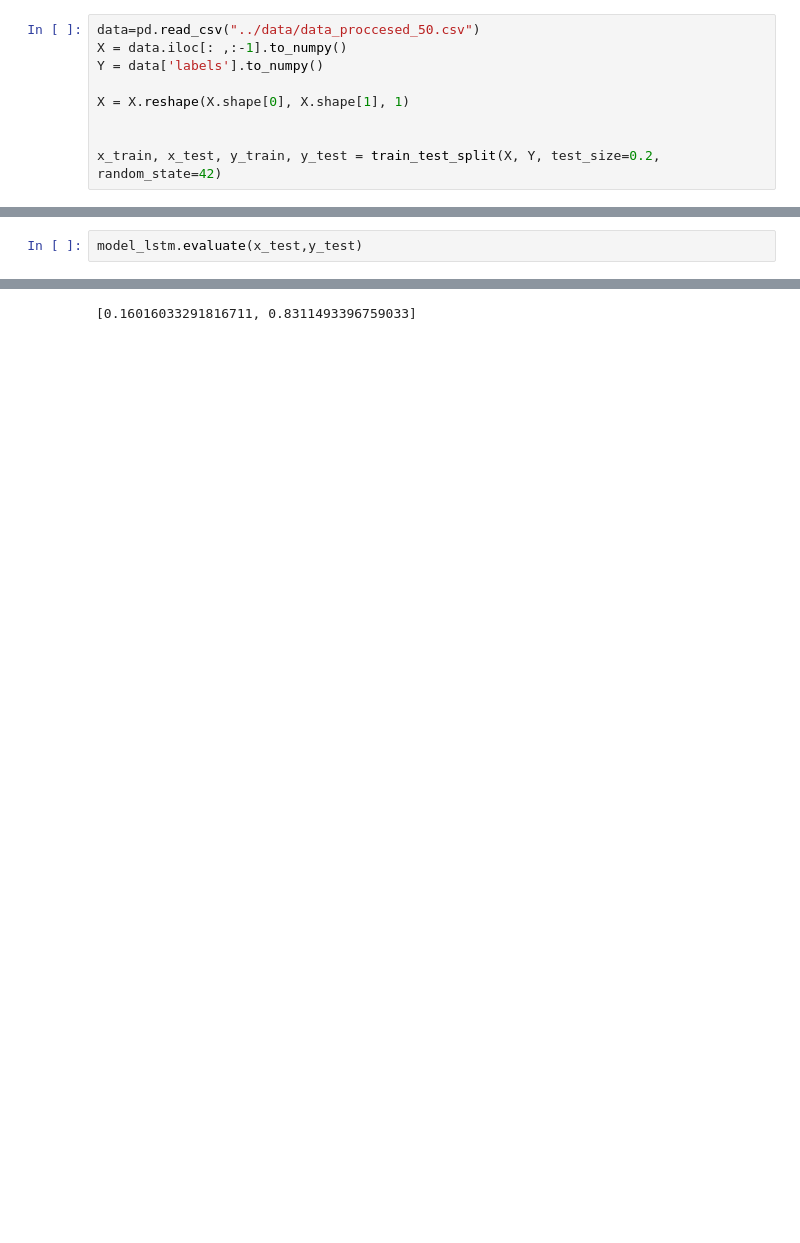
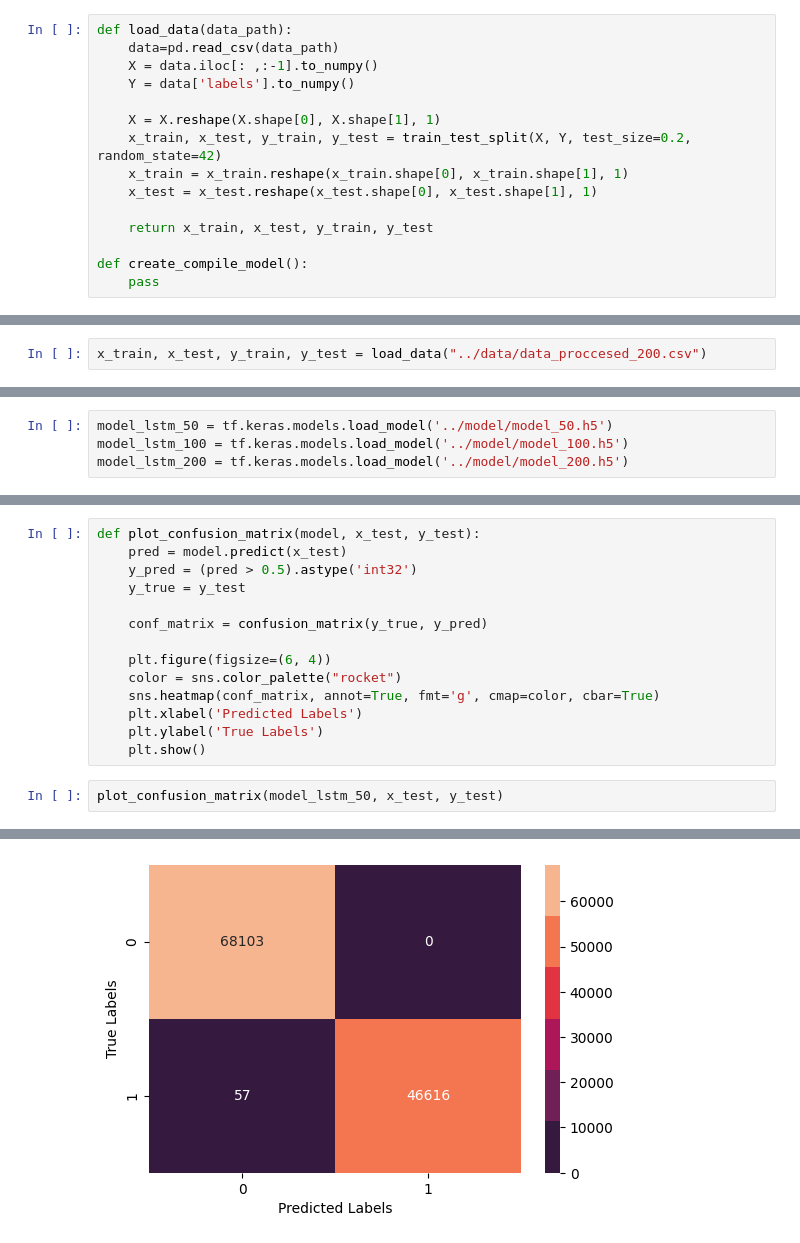
Before and after one commit to KulsonKula/Chaotic-model-dection, a Jupyter notebook: src/model_creation.IPYNB, the cells around one changed output, grey strips where cells are left out. Cells and saved outputs as stored; diff of their text form; blank space fills up the shorter version.

Commit message:
Created models for different data time segments, created confusion matrix

```diff
--- a/src/model_creation.IPYNB
+++ b/src/model_creation.IPYNB
@@ -14,9 +14,15 @@ from tensorflow.keras.callbacks import EarlyStopping
 # %%
-data=pd.read_csv("../data/data_proccesed_50.csv")
-X = data.iloc[: ,:-1].to_numpy()
-Y = data['labels'].to_numpy()
+def load_data(data_path):
+    data=pd.read_csv(data_path)
+    X = data.iloc[: ,:-1].to_numpy()
+    Y = data['labels'].to_numpy()
 
-X = X.reshape(X.shape[0], X.shape[1], 1)
+    X = X.reshape(X.shape[0], X.shape[1], 1)
+    x_train, x_test, y_train, y_test = train_test_split(X, Y, test_size=0.2, random_state=42)
+    x_train = x_train.reshape(x_train.shape[0], x_train.shape[1], 1)
+    x_test = x_test.reshape(x_test.shape[0], x_test.shape[1], 1)
 
+    return x_train, x_test, y_train, y_test
 
-x_train, x_test, y_train, y_test = train_test_split(X, Y, test_size=0.2, random_state=42)
+def create_compile_model():
+    pass
@@ -33,0 +125,2 @@ x_test.shape
+# %%
+x_train, x_test, y_train, y_test = load_data("../data/data_proccesed_200.csv")
@@ -101,0 +232,4 @@ plt.show()
+# %%
+model_lstm_50 = tf.keras.models.load_model('../model/model_50.h5')
+model_lstm_100 = tf.keras.models.load_model('../model/model_100.h5')
+model_lstm_200 = tf.keras.models.load_model('../model/model_200.h5')
@@ -102,3 +240,17 @@ plt.show()
+# %%
+def plot_confusion_matrix(model, x_test, y_test):
+    pred = model.predict(x_test)
+    y_pred = (pred > 0.5).astype('int32')
+    y_true = y_test
+
+    conf_matrix = confusion_matrix(y_true, y_pred)
+
+    plt.figure(figsize=(6, 4))
+    color = sns.color_palette("rocket")
+    sns.heatmap(conf_matrix, annot=True, fmt='g', cmap=color, cbar=True)
+    plt.xlabel('Predicted Labels')
+    plt.ylabel('True Labels')
+    plt.show()
 # %%
-model_lstm.evaluate(x_test,y_test)
+plot_confusion_matrix(model_lstm_50, x_test, y_test)
 # %% [output]
@@ -106 +258 @@ model_lstm.evaluate(x_test,y_test)
-[0.16016033291816711, 0.8311493396759033]
+[figure, added]
```
Also changed, not shown: parts of 29 cells of this notebook.
